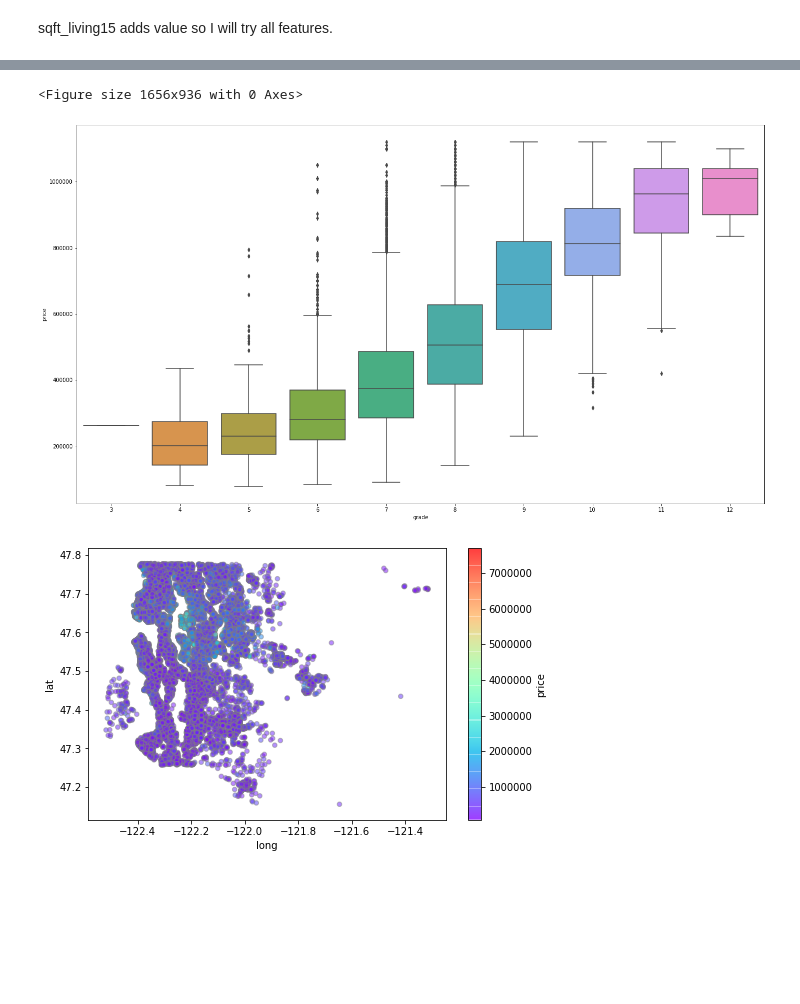
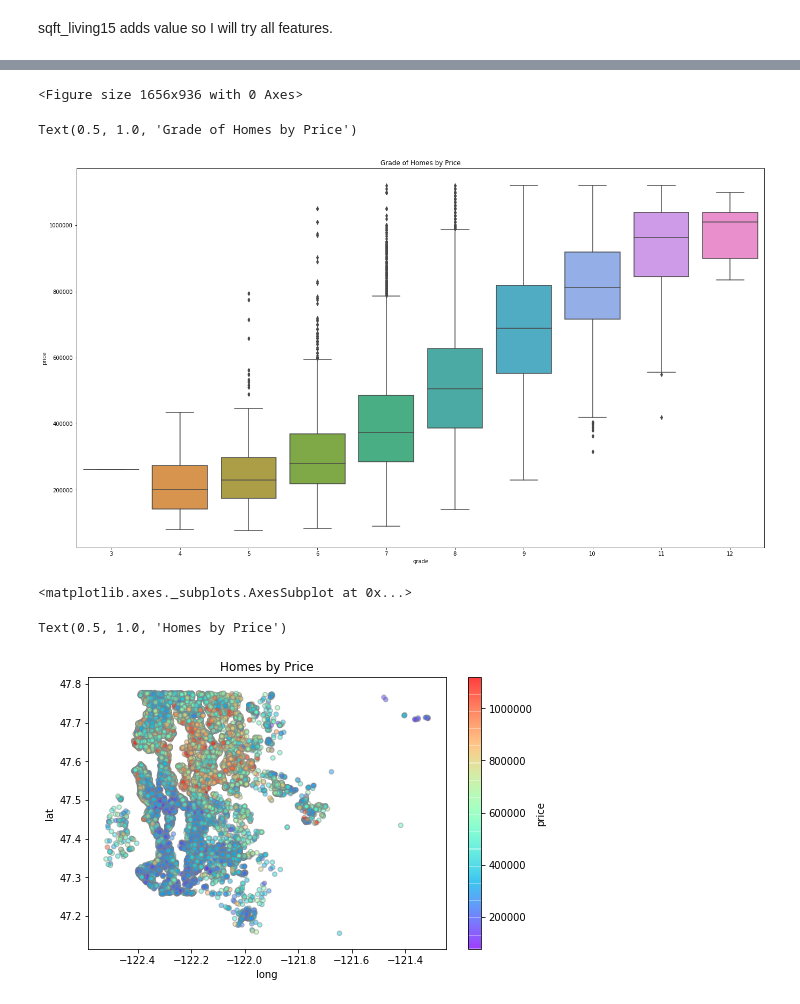
Before and after one commit to shirlwilliams/dsc-mod-2-project-v2-1-online-ds-ft-120919, a Jupyter notebook: 5Modeline.ipynb, the cells around one changed output, grey strips where cells are left out. Drawn from its saved outputs; the diff is of its cells as text; code cells hidden in the pictures; blank space fills up the shorter version.

Commit message:
modified data

```diff
--- a/5Modeline.ipynb
+++ b/5Modeline.ipynb
@@ -25,3 +33,5 @@ df.head()
+# %%
+df = df.drop(columns='Unnamed: 0.1.1')
 # %% [markdown]
 ## Evaluate outliers
 It seems there are very few highly priced homes that would negatively impact a prediction model. Let's take out the top priced homes for a representative model. According to the box plot below we have significant outliers.
@@ -677,12 +906,17 @@ strong multicollinearity or other numerical problems.
 # %%
 plt.figure(figsize=(23, 13))
-fig = sns.boxplot(x="grade", y="price", data=c_data)
+gfig = sns.boxplot(x="grade", y="price", data=df_price)
+plt.title('Grade of Homes by Price')
 # %% [output]
 <Figure size 1656x936 with 0 Axes>
+Text(0.5, 1.0, 'Grade of Homes by Price')
-[figure, old version]
+[figure, new version]
 # %%
 # Color coded plot of homes by price and location
-df.plot(kind='scatter', x='long', y='lat', alpha=0.5, figsize=(8,5),
+df_price.plot(kind='scatter', x='long', y='lat', alpha=0.5, figsize=(8,5),
         c='price', cmap='rainbow', colorbar=True, sharex=False, edgecolors='gray');
+plt.title('Homes by Price')
 # %% [output]
+<matplotlib.axes._subplots.AxesSubplot at 0x...>
+Text(0.5, 1.0, 'Homes by Price')
-[figure, old version]
+[figure, new version]
```
Also changed, not shown: parts of 56 cells of this notebook, 3 other files.
